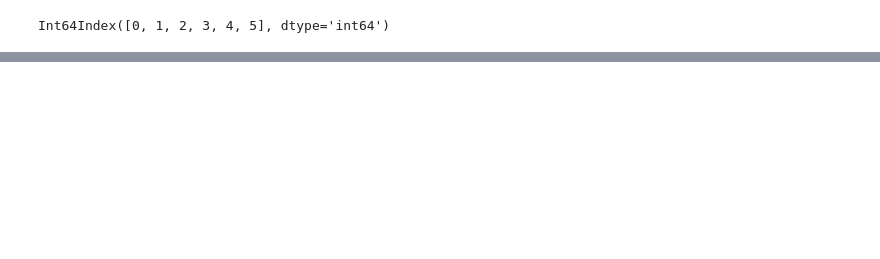
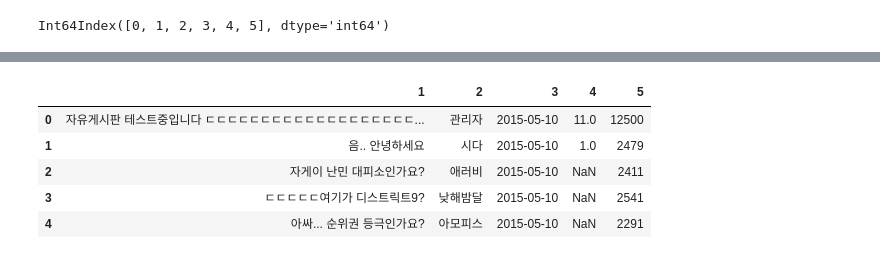
Before and after one commit to yjkim0083/crawling-study, a Jupyter notebook: ddanzi-analyzer.ipynb, the cells around one changed output, grey strips where cells are left out. Cells and saved outputs as stored; diff of their text form; code cells hidden in the pictures; blank space fills up the shorter version.

```diff
--- a/ddanzi-analyzer.ipynb
+++ b/ddanzi-analyzer.ipynb
@@ -76,3 +24,12 @@ print(df)
+# %%
+df.head()
+# %% [output]
+|  | 1 | 2 | 3 | 4 | 5 |
+| 0 | 자유게시판 테스트중입니다 ㄷㄷㄷㄷㄷㄷㄷㄷㄷㄷㄷㄷㄷㄷㄷㄷㄷㄷㄷ... | 관리자 | 2015-05-10 | 11.0 | 12500 |
+| 1 | 음.. 안녕하세요 | 시다 | 2015-05-10 | 1.0 | 2479 |
+| 2 | 자게이 난민 대피소인가요? | 애러비 | 2015-05-10 | NaN | 2411 |
+| 3 | ㄷㄷㄷㄷㄷ여기가 디스트릭트9? | 낮해밤달 | 2015-05-10 | NaN | 2541 |
+| 4 | 아싸... 순위권 등극인가요? | 아모피스 | 2015-05-10 | NaN | 2291 |
 # %%
 df.duplicated()
 # %% [output]
```
Also changed, not shown: parts of 14 cells of this notebook, 9 other files.
